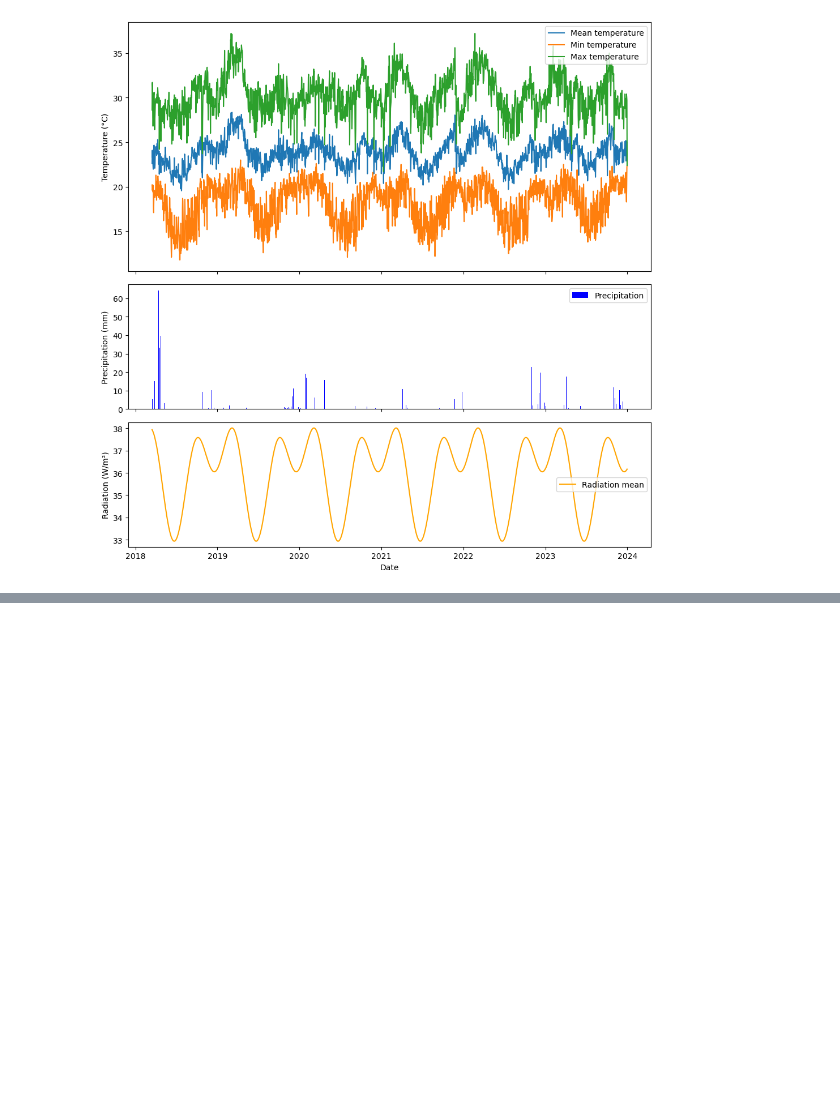
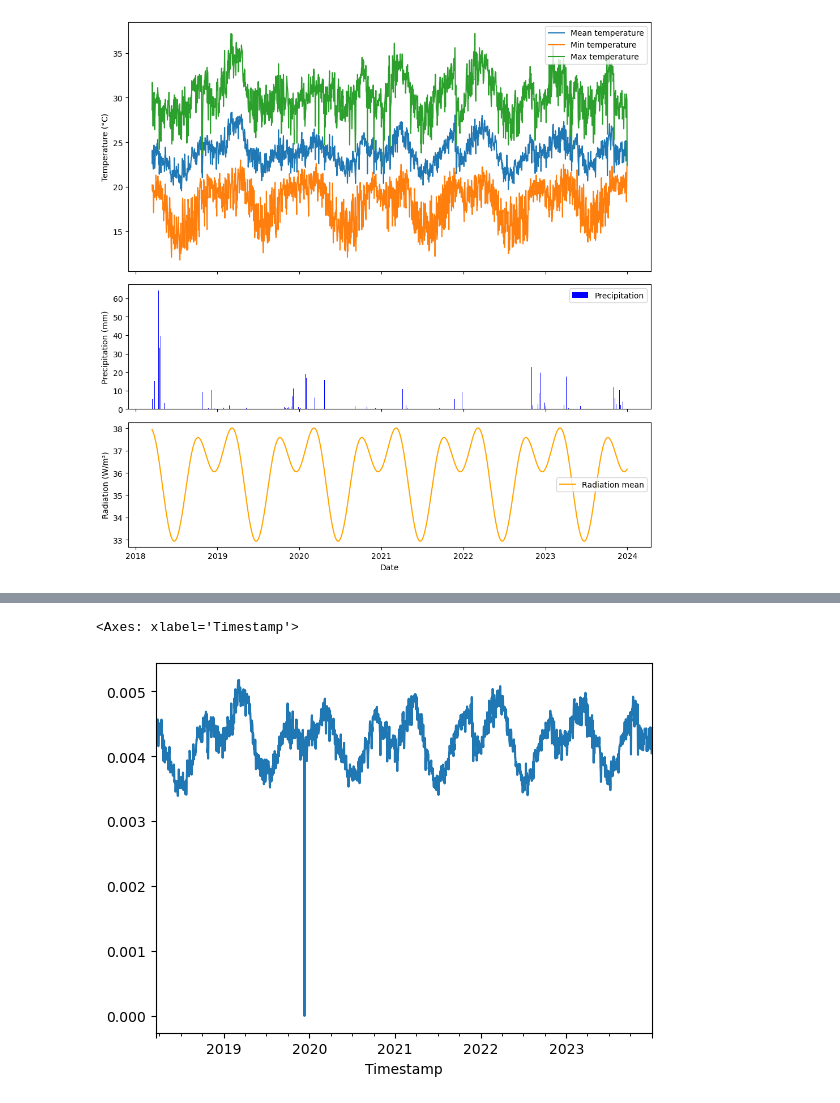
Before and after one commit to pjdebruijn2505/Git_mdp, a Jupyter notebook: data_processing/data_processing_all_TAHMO.ipynb, the cells around one changed output, grey strips where cells are left out. Cells and saved outputs as stored; diff of their text form; code cells hidden in the pictures; blank space fills up the shorter version.

```diff
--- a/data_processing/data_processing_all_TAHMO.ipynb
+++ b/data_processing/data_processing_all_TAHMO.ipynb
@@ -16,7 +16,7 @@ if OS_type == 'Darwin':
     username = 'Mats '
     data_path = os.path.join(data, 'data_tana', 'TAHMO')
 else:
-    username == 'Mootje'
+    username = 'Mootje'
     data_path = os.path.join(data, 'OneDrive - Delft University of Technology', 'TU Delft', 'Master ENVM', 'MDP', 'Model', 'Data', 'TAHMO')
 
 print(f"Welcome {username}, have a wondeful day on your {OS_type} machine. Your data should be located in {data_path}")
@@ -202,0 +231,5 @@ plt.show()
+# %%
+dataframes['TA00023']['pe'].plot()
+# %% [output]
+<Axes: xlabel='Timestamp'>
+[figure, added]
```
Also changed, not shown: parts of 6 cells of this notebook.
